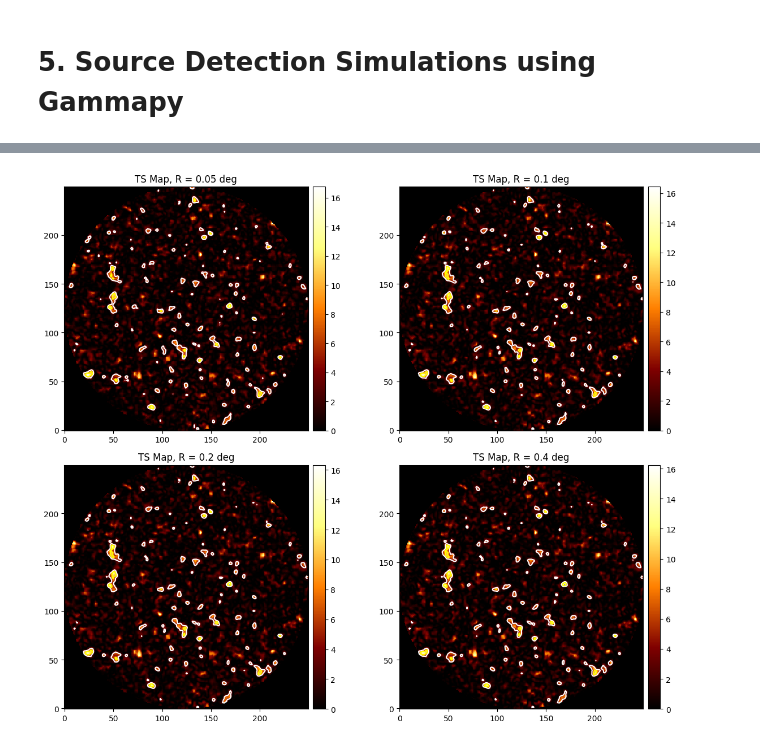
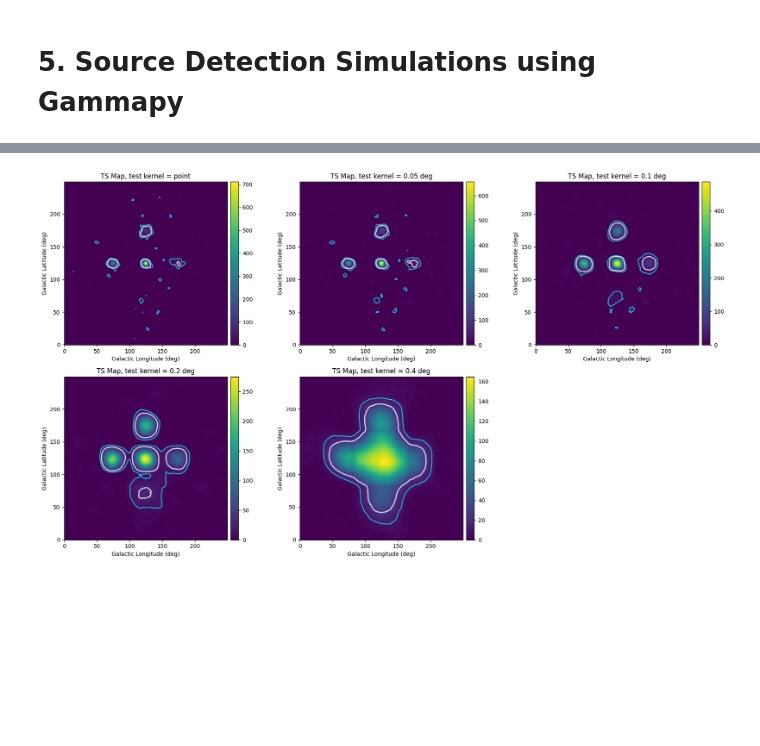
Before and after one commit to sarthak-tri/ACR_2026_TIFR_assignments, a Jupyter notebook: assignment-2/answers-assignment-2.ipynb, the cells around one changed output, grey strips where cells are left out. Drawn from its saved outputs; the diff is of its cells as text; code cells hidden in the pictures; blank space fills up the shorter version.

```diff
--- a/assignment-2/answers-assignment-2.ipynb
+++ b/assignment-2/answers-assignment-2.ipynb
@@ -752,11 +756,16 @@ plt.show()
 # %%
 # ExcessMapEstimator with different correlation radii
 corr_r = [0.05, 0.1, 0.2, 0.4] * u.deg
-excess = {}
+excess = {} # dictionary to hold the results of excess map
+
+data_for_excess = data.copy()
+data_for_excess.models = Models([])
 for r in corr_r:
     estimator = ExcessMapEstimator(correlation_radius= r)  # correlation radius analogous to tophat kernel radius
-    result = estimator.run(data)    # convolution step
+    result = estimator.run(data_for_excess)    # convolution step
     excess[r.value] = result
+    print(f"R={r}: max sqrt_ts = {np.nanmax(result['sqrt_ts'].data):.2f}, "
+          f"max excess = {np.nanmax(result['npred_excess'].data):.1f}")
 ## Plotting for visualization
 
 fig, axes = plt.subplots(2, 2, figsize=(12, 10))
@@ -765,10 +774,13 @@ ik = [(0,0), (0,1), (1,0), (1,1)]
 for r_i in range(len(corr_r)):
     r = corr_r[r_i]
     i, k = ik[r_i]
-    excess[r.value]['npred_excess'].sum_over_axes().plot(   # sum over energy axis to create 2D spatial lat x lon map
-        ax=axes[i,k], add_cbar=True
+    sig_map = excess[r.value]['sqrt_ts']  # Li & Ma significance
+    sig_map.sum_over_axes().plot(ax=axes[i,k], add_cbar=True, cmap='magma')
+    axes[i,k].contour(
+        sig_map.sum_over_axes().data.squeeze(),
+        levels=[3, 5], colors=["cyan", "white"]
     )
-    axes[i,k].set_title(f"Excess Map, R = {r}")
+    axes[i,k].set_title(f"Significance Map, R = {r}")
 plt.tight_layout()
 plt.show()
 # %% [output]
@@ -776,35 +802,64 @@ plt.show()
 # %%
-# TSMapEstimator with different radii
+# TSMapEstimator with matched test models
+data_for_ts = data.copy()
+data_for_ts.models = Models([])
+
+sigma_tests = [None, 0.05, 0.1, 0.2, 0.4]  # matched to injected sources
 ts_results = {}
-for r in corr_r:    # evaluating for same value of correlation radii as previously
+
+for sigma_test in sigma_tests:
+    if sigma_test is None:
+        spatial = PointSpatialModel()
+        kwidth = 0.2 * u.deg
+        label = "point"
+    else:
+        spatial = GaussianSpatialModel(sigma=sigma_test * u.deg)
+        kwidth = 4 * sigma_test * u.deg
+        label = str(sigma_test)
+
     estimator = TSMapEstimator(
         model=SkyModel(
             spectral_model=PowerLawSpectralModel(),
-            spatial_model=PointSpatialModel()  # test model
+            spatial_model=spatial
         ),
-        kernel_width=4*r,   # search kernel width
+        kernel_width=kwidth,
     )
-    result = estimator.run(data)
-    ts_results[r.value] = result
+    result = estimator.run(data_for_ts)
+    ts_results[label] = result   # key is now the label string
+    print(f"sigma_test={label}: Max TS = {np.nanmax(result['ts'].data):.1f}")
 
-fig, axes = plt.subplots(2, 2, figsize=(12, 10))
+# Plotting - 2x3 grid for 5 results
+fig, axes = plt.subplots(2, 3, figsize=(18, 10))
+axes = axes.flatten()  # easier to index as 1D
 
-for r_i in range(len(corr_r)):
-    r = corr_r[r_i]
-    i, k = ik[r_i]
-    ts_map = ts_results[r.value]["ts"]
-    sqrt_ts = ts_results[r.value]["sqrt_ts"]  # significance map
+for idx, (label, result) in enumerate(ts_results.items()):
+    ts_map = result["ts"]
+    sqrt_ts = result["sqrt_ts"]
 
-    ts_map.sum_over_axes().plot(ax=axes[i,k], add_cbar=True)
+    actual_max = np.nanmax(ts_map.data)
 
-    # Overlaying significance contours at 2sigma, 3sigma, 4sigma and 5sigma
-    axes[i,k].contour(
-        sqrt_ts.sum_over_axes().data.squeeze(),  # 2D numpy array
-        levels=[2, 3, 4, 5],
-        colors=["white", "yellow", "blue", "black"]
+    ts_map.sum_over_axes().plot(
+        ax=axes[idx],
+        add_cbar=True,
+        cmap='viridis',
+        vmin=0,
+        vmax=actual_max
     )
 
-    axes[i,k].set_title(f"TS Map, R = {r}")
+    axes[idx].contour(
+        sqrt_ts.sum_over_axes().data.squeeze(),
+        levels=[3, 5],
+        colors=["cyan", "white"],
+        linewidths=[1.5, 2.0],
+        alpha=0.8
+    )
+
+    axes[idx].set_title(f"TS Map, test kernel = {label}" + ("" if label == "point" else " deg"))
+    axes[idx].set_xlabel("Galactic Longitude (deg)")
+    axes[idx].set_ylabel("Galactic Latitude (deg)")
+
+# Hide the unused 6th subplot
+axes[-1].set_visible(False)
 
 plt.tight_layout()
 plt.show()
@@ -816 +877 @@ Linear interpolation should be used with care on the 'norm' parameter. We recomm
-[figure, old version]
+[figure, new version]
```
Also changed, not shown: parts of 24 cells of this notebook.
